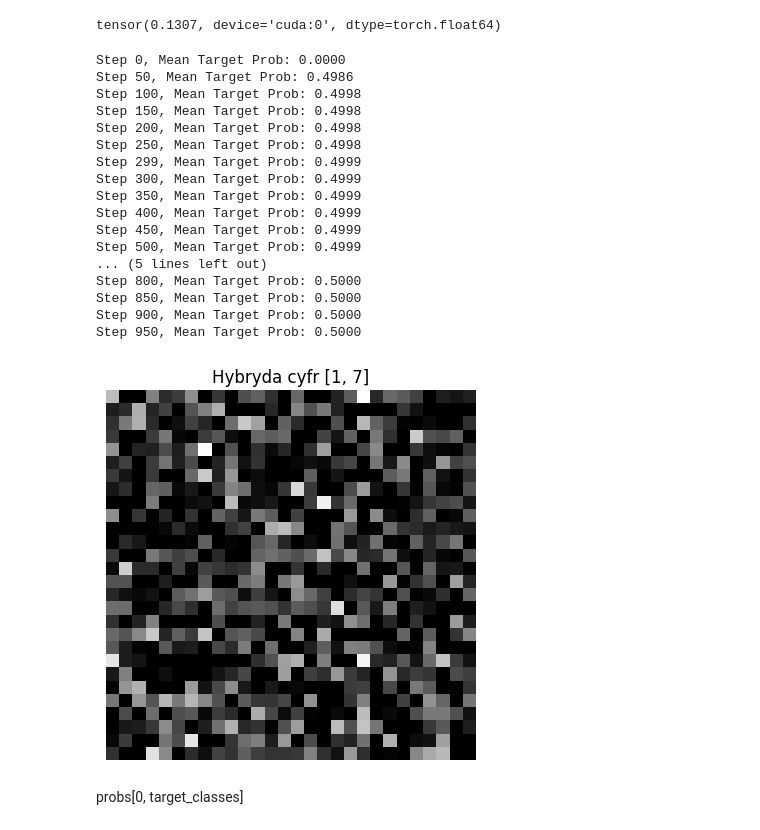
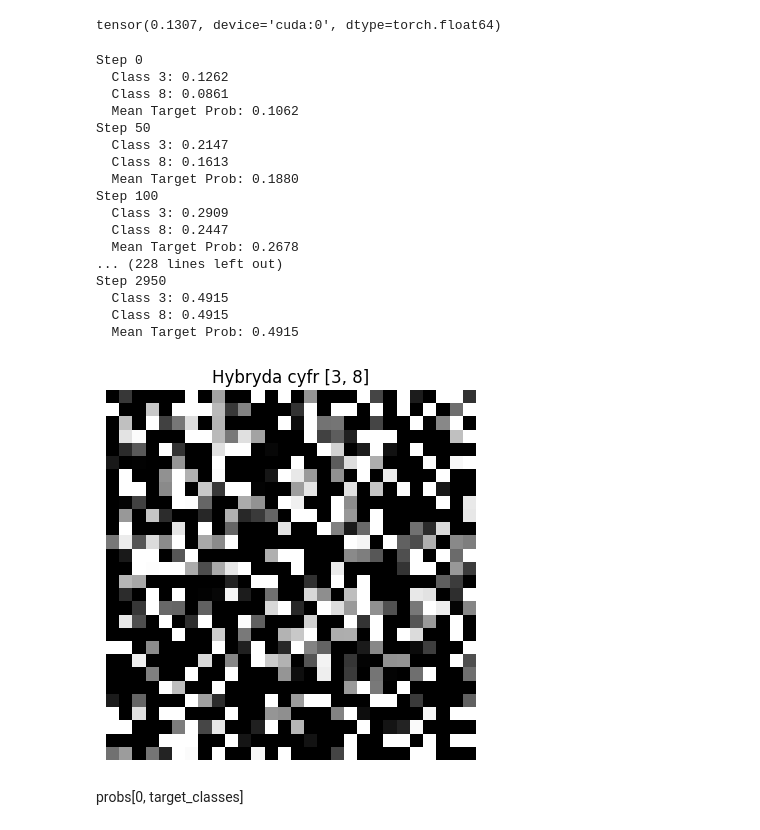
Before and after one commit to MichalSlowakiewicz/Machine-Learning, a Jupyter notebook: Homework9.ipynb, the cells around one changed output. Saved outputs shown, nothing was run; the diff lists cells and outputs as text; code cells hidden in the pictures.

```diff
--- a/Homework9.ipynb
+++ b/Homework9.ipynb
@@ -193,8 +193,8 @@ import matplotlib.pyplot as plt
 
 # freezeing weights
 net.eval()
-for param in net.parameters():
-    param.requires_grad = False
+#for param in net.parameters():
+#    param.requires_grad = False
 
 # gaussian noise as input
 dreamed_inputs = torch.randn((10, 1, 28, 28), device=device, requires_grad=True)
@@ -203,7 +203,7 @@ dreamed_inputs = torch.randn((10, 1, 28, 28), device=device, requires_grad=True)
 target_classes = torch.arange(10, device=device)
 
 # optimizer for input
-optimizer = torch.optim.Adam([dreamed_inputs], lr=0.001)
+optimizer = torch.optim.Adam([dreamed_inputs], lr=0.1)
 
 # for further normalizing
 mean_tensor = torch.tensor(mean_dataset, device=device)
@@ -214,9 +214,9 @@ for step in range(1000):
     optimizer.zero_grad()
 
     # normalizing input
-    normalized_inputs = (dreamed_inputs - mean_tensor) / std_tensor
+    #normalized_inputs = (dreamed_inputs - mean_tensor) / std_tensor
 
-    logits = net(normalized_inputs)
+    logits = net(dreamed_inputs)
     loss = F.cross_entropy(logits, target_classes)
 
     loss.backward()
@@ -268,57 +268,66 @@ mean_tensor
 tensor(0.1307, device='cuda:0', dtype=torch.float64)
 # %%
 # choosing two digits
-target_classes = [1, 7]
+target_classes = [3, 8]
 
 # initializing one image
 hybrid_input = torch.randn((1, 1, 28, 28), device=device, requires_grad=True)
 
-optimizer = torch.optim.Adam([hybrid_input], lr=0.001)
+optimizer = torch.optim.Adam([hybrid_input], lr=0.01)
 
-for step in range(1000):
+for step in range(3000):
     optimizer.zero_grad()
 
     normalized_input = (hybrid_input - mean_tensor) / std_tensor
     logits = net(normalized_input)
     probs = F.softmax(logits, dim=1)
 
     # Maksymalizujemy średnią prawdopodobieństw klas docelowych
     target_probs = probs[0, target_classes]
-    loss = -target_probs.mean()
+
+    # pobranie prawdopodobieństw klas 3 i 8
+    prob3 = probs[0, target_classes[0]]
+    prob8 = probs[0, target_classes[1]]
+
+    # celem jest: prob3 ≈ 0.5, prob8 ≈ 0.5
+    loss = (prob3 - 0.5) ** 2 + (prob8 - 0.5) ** 2
 
     loss.backward()
     optimizer.step()
 
     if step % 50 == 0 or step == 299:
-        print(f"Step {step}, Mean Target Prob: {target_probs.mean().item():.4f}")
+        print(f"Step {step}\n"
+          f"  Class {target_classes[0]}: {target_probs[0].item():.4f}\n"
+          f"  Class {target_classes[1]}: {target_probs[1].item():.4f}\n"
+          f"  Mean Target Prob: {target_probs.mean().item():.4f}")
 
 # Denormalizacja i wizualizacja
 hybrid_image_vis = hybrid_input.detach().cpu().clone()
 hybrid_image_vis = hybrid_image_vis * std_dataset + mean_dataset
 hybrid_image_vis = hybrid_image_vis.clamp(0, 1)
 
 plt.imshow(hybrid_image_vis[0, 0], cmap='gray')
 plt.axis('off')
 plt.title(f"Hybryda cyfr {target_classes}")
 plt.show()
 # %% [output]
-Step 0, Mean Target Prob: 0.0000
-Step 50, Mean Target Prob: 0.4986
-Step 100, Mean Target Prob: 0.4998
-Step 150, Mean Target Prob: 0.4998
-Step 200, Mean Target Prob: 0.4998
-Step 250, Mean Target Prob: 0.4998
-Step 299, Mean Target Prob: 0.4999
-Step 300, Mean Target Prob: 0.4999
-Step 350, Mean Target Prob: 0.4999
-Step 400, Mean Target Prob: 0.4999
-Step 450, Mean Target Prob: 0.4999
-Step 500, Mean Target Prob: 0.4999
-... (5 lines left out)
-Step 800, Mean Target Prob: 0.5000
-Step 850, Mean Target Prob: 0.5000
-Step 900, Mean Target Prob: 0.5000
-Step 950, Mean Target Prob: 0.5000
+Step 0
+  Class 3: 0.1262
+  Class 8: 0.0861
+  Mean Target Prob: 0.1062
+Step 50
+  Class 3: 0.2147
+  Class 8: 0.1613
+  Mean Target Prob: 0.1880
+Step 100
+  Class 3: 0.2909
+  Class 8: 0.2447
+  Mean Target Prob: 0.2678
+... (228 lines left out)
+Step 2950
+  Class 3: 0.4915
+  Class 8: 0.4915
+  Mean Target Prob: 0.4915
-[figure, old version]
+[figure, new version]
 # %% [markdown]
 probs[0, target_classes]
```
Also changed, not shown: parts of 9 cells of this notebook.
